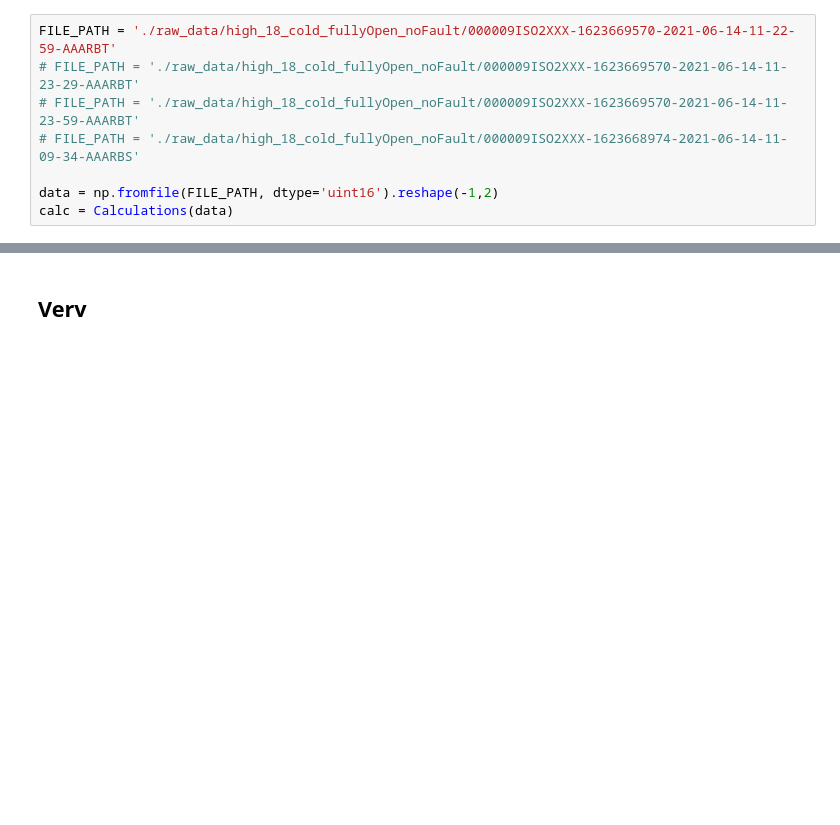
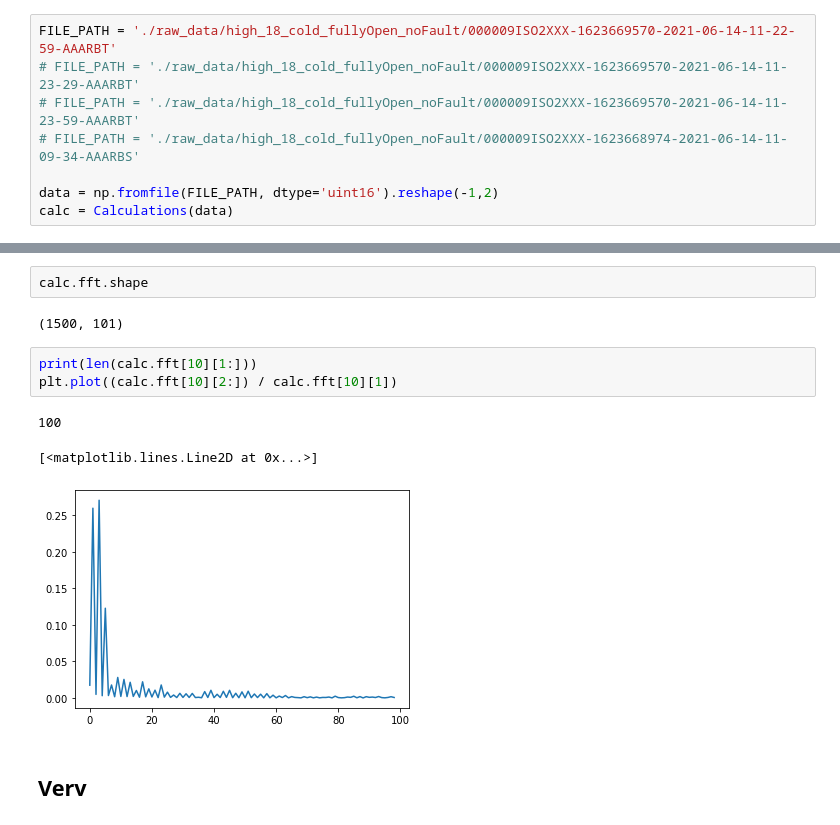
Before and after one commit to PhilipPhil/Unsupervised-Learning-for-Anomaly-Detection-in-Fleet-Based-Systems-Application-to-Air-Conditioners, a Jupyter notebook: Calculations.ipynb, the cells around one changed output, grey strips where cells are left out. Saved outputs shown, nothing was run; the diff lists cells and outputs as text; blank space fills up the shorter version.

```diff
--- a/Calculations.ipynb
+++ b/Calculations.ipynb
@@ -49,6 +49,17 @@ plt.plot(conversion.thd)
 1500
 [<matplotlib.lines.Line2D at 0x...>]
 [figure]
+# %%
+calc.fft.shape
+# %% [output]
+(1500, 101)
+# %%
+print(len(calc.fft[10][1:]))
+plt.plot((calc.fft[10][2:]) / calc.fft[10][1])
+# %% [output]
+100
+[<matplotlib.lines.Line2D at 0x...>]
+[figure, added]
 # %% [markdown]
 ## Verv
 # %%
```
Also changed, not shown: parts of 7 cells of this notebook, 1 other file.
